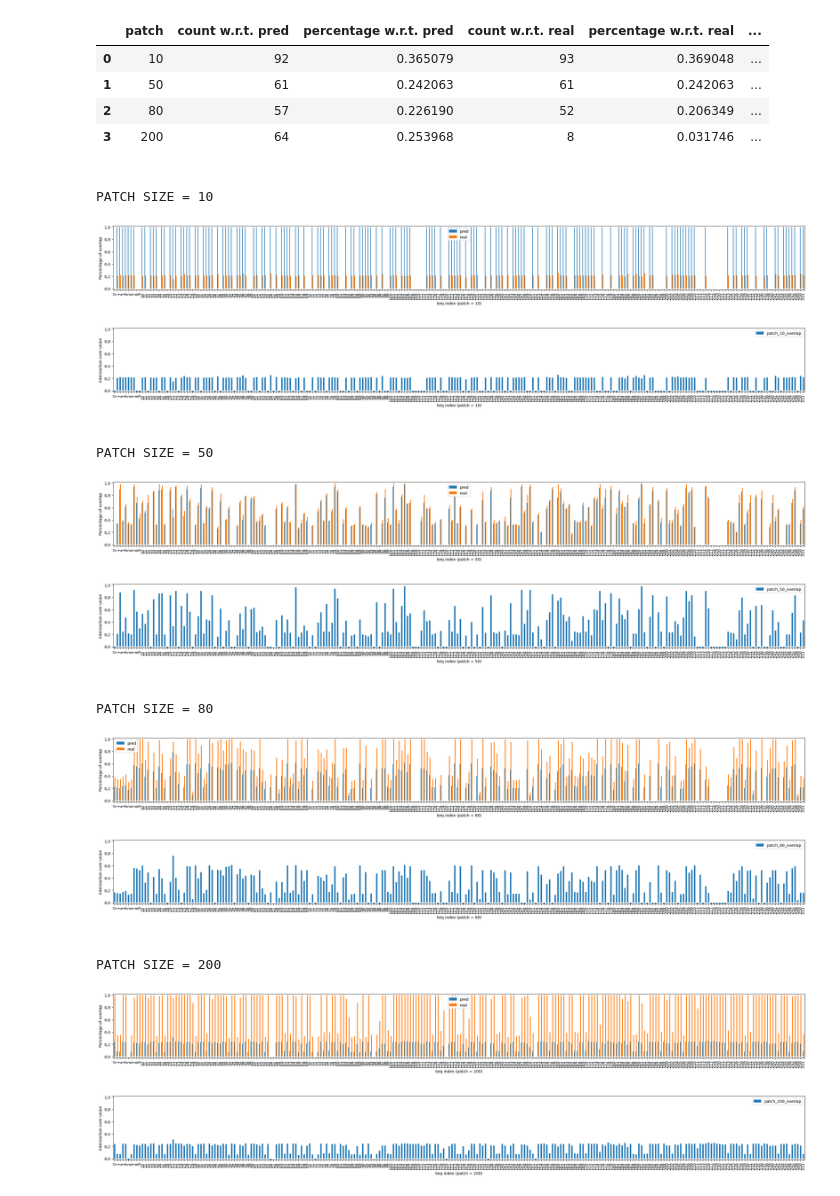
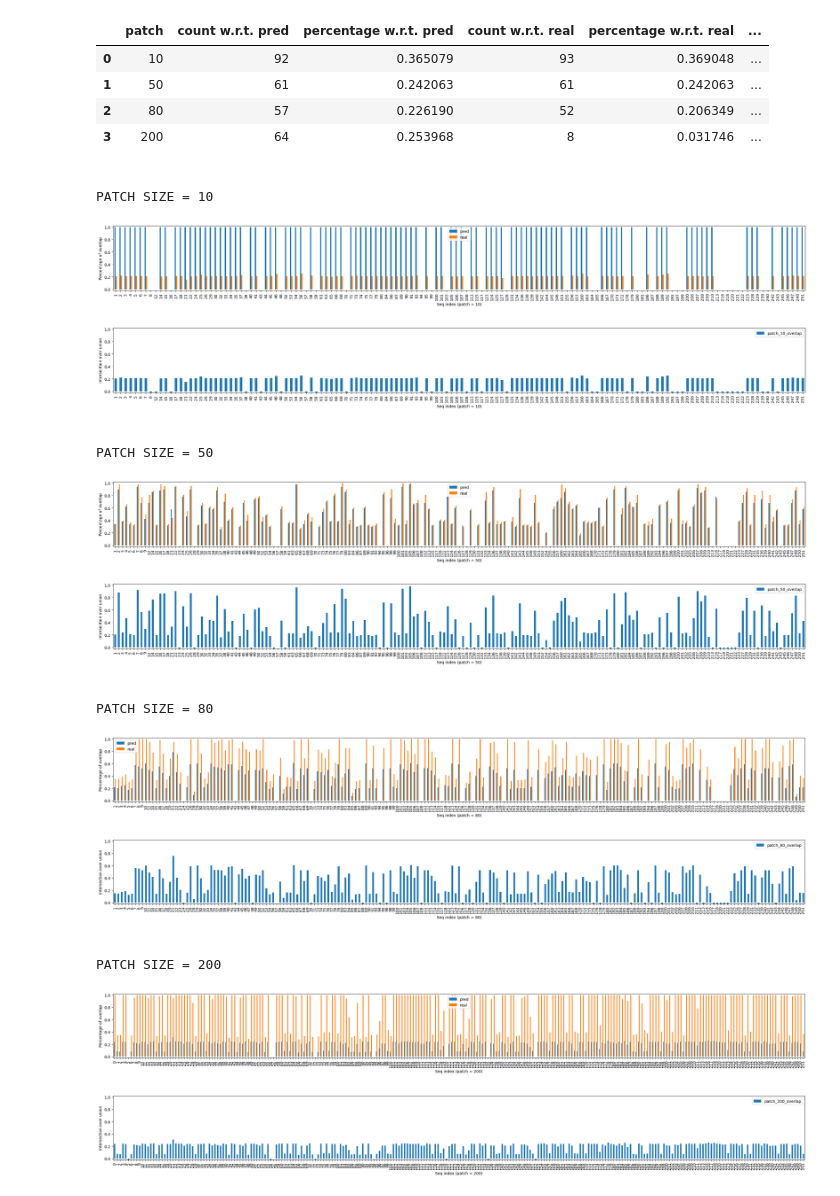
Before and after one commit to ML-Bioinfo-CEITEC/pknots_experiments, a Jupyter notebook: CNN-knot-core/knot_core_overlaps_spout_test.ipynb, the cells around one changed output. Cells and saved outputs as stored; diff of their text form; code cells hidden in the pictures.

Commit message:
Add docs to CNN patching

```diff
--- a/CNN-knot-core/knot_core_overlaps_spout_test.ipynb
+++ b/CNN-knot-core/knot_core_overlaps_spout_test.ipynb
@@ -376,3 +381,7 @@ Med: 0.23
 Max: 0.3103448275862069
 Min: -0.5727272727272728
 ----------------------------------------
+# %%
+df_below = scores_df.loc[scores_df['patch_10_min_pred'] < PREDICTION_THRESHOLD]
+print(f'Count: {len(df_below)}\n')
+get_simple_results_positive(df_below)
@@ -412,34 +428,35 @@ get_simple_results_negative(scores_df)
 # %%
 def plot_overlap_scores(patches, df):
     patches_len = len(patches)
     plt.rcParams['figure.figsize'] = (8 * patches_len, 3)
 
     for i in range(patches_len):
         patch_size = patches[i]
         print(' ' * 90 + f' PATCH SIZE = {patch_size}')
+        df_below = scores_df.loc[scores_df[f'patch_{patch_size}_min_pred'] < PREDICTION_THRESHOLD]
 
         ax = df_below.plot(x='index', y=[f'patch_{patch_size}_min_overlap_pred', f'patch_{patch_size}_min_overlap_real'], kind='bar', ylim=(-0.02,1.02)) # ylim to force y-axis scale to be the same as it is for the other graphs
         ax.legend(['pred', 'real'])
         ax.set_xlabel(f'Seq index (patch = {patch_size})')
         ax.set_ylabel('Percentage of overlap')
         plt.show()
 
         ax = df_below.plot(x='index', y=[f'patch_{patch_size}_overlap'], kind='bar', ylim=(-0.02,1.02))
         ax.set_xlabel(f'Seq index (patch = {patch_size})')
         ax.set_ylabel('Intersection over union')
         plt.show()
 
 plot_overlap_scores(PATCH_SIZES, scores_df)
 # %% [output]
                                                                                            PATCH SIZE = 10
-[figure, old version]
+[figure, new version]
-[figure, old version]
+[figure, new version]
                                                                                            PATCH SIZE = 50
-[figure, old version]
+[figure, new version]
-[figure, old version]
+[figure, new version]
                                                                                            PATCH SIZE = 80
-[figure, old version]
+[figure, new version]
-[figure, old version]
+[figure, new version]
                                                                                            PATCH SIZE = 200
 [figure]
 [figure]
```
Also changed, not shown: parts of 7 cells of this notebook, 4 other files.
